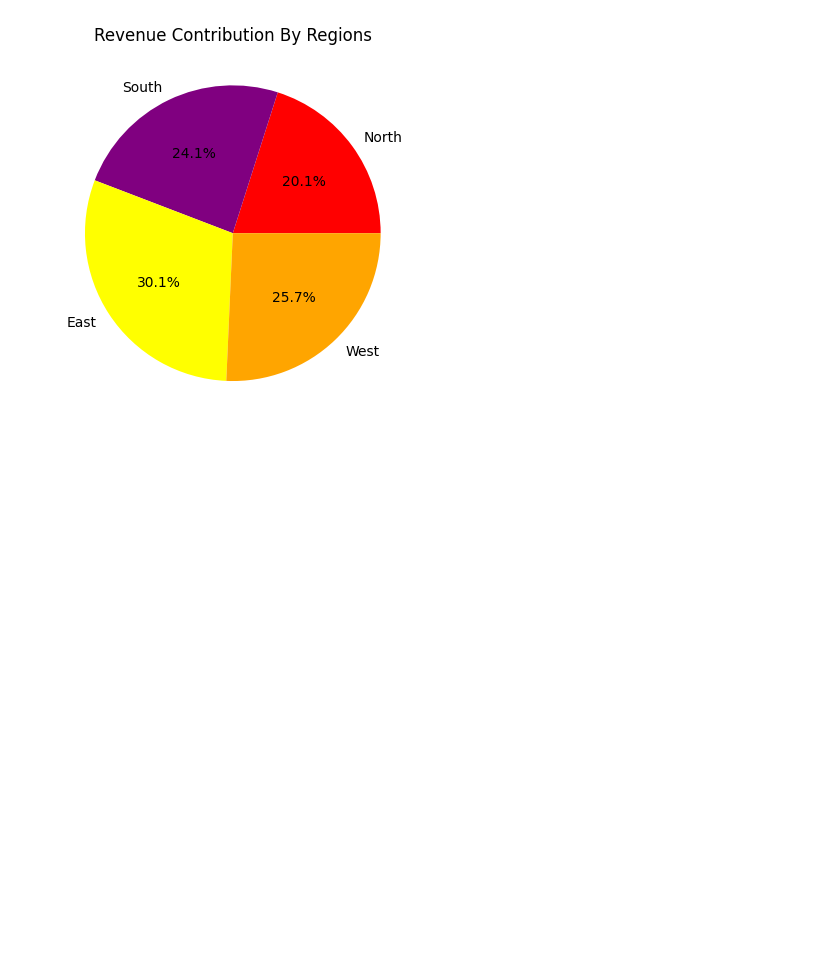
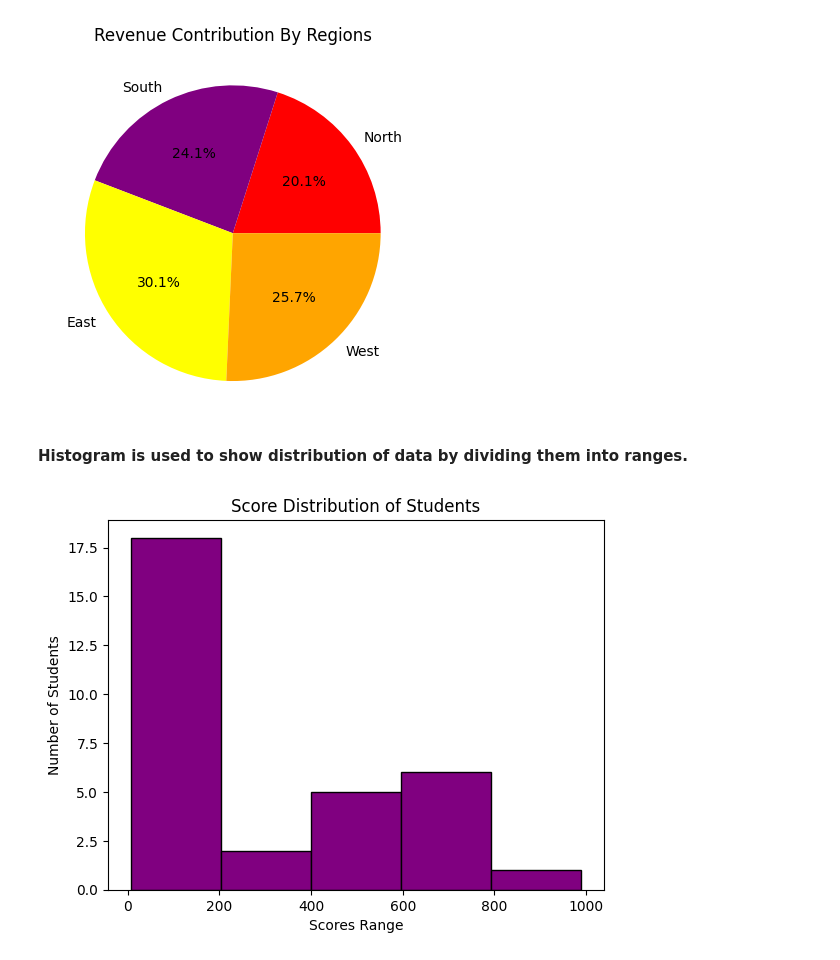
Before and after one commit to Legendkiller9855/Demo, a Jupyter notebook: learning_python_pynb.ipynb, the cells around one changed output. Cells and saved outputs as stored; diff of their text form; code cells hidden in the pictures; blank space fills up the shorter version.

```diff
--- a/learning_python_pynb.ipynb
+++ b/learning_python_pynb.ipynb
@@ -2569,3 +2569,21 @@ plt.title("Revenue Contribution By Regions")
 plt.show()
 # %% [output]
 [figure]
+# %% [markdown]
+**Histogram is used to show distribution of data by dividing them into ranges.**
+# %%
+#Method to create a full fledged histogram
+
+import matplotlib.pyplot as plt
+scores = [50,54,46,45,64,46,89,54,68,54,6,8,54,79,33,70,22,456,744,533,677,56,643,345,778,445,789,234,456,678,990,554]
+
+plt.hist(scores,bins = 5 , color = "purple" , edgecolor = "Black")
+#Bins is basically the number of divisions we want.
+#Color is the color we are thinking to give to the histogram.
+#Edgecolor is the color we are thinking to give to the border of histogram.
+plt.ylabel("Number of Students")
+plt.xlabel("Scores Range")
+plt.title("Score Distribution of Students")
+plt.show()
+# %% [output]
+[figure, added]
```
Also changed, not shown: parts of 9 cells of this notebook.
